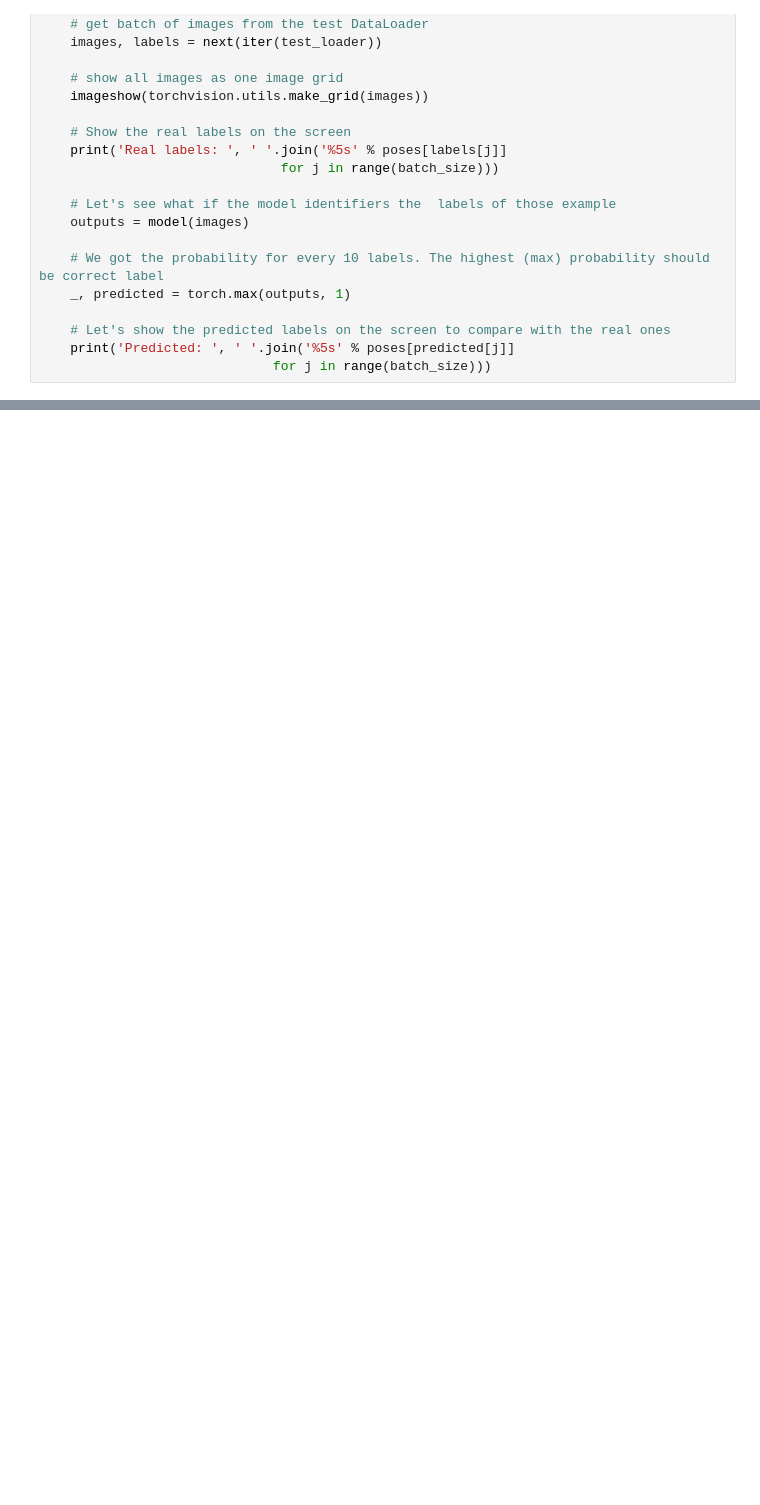
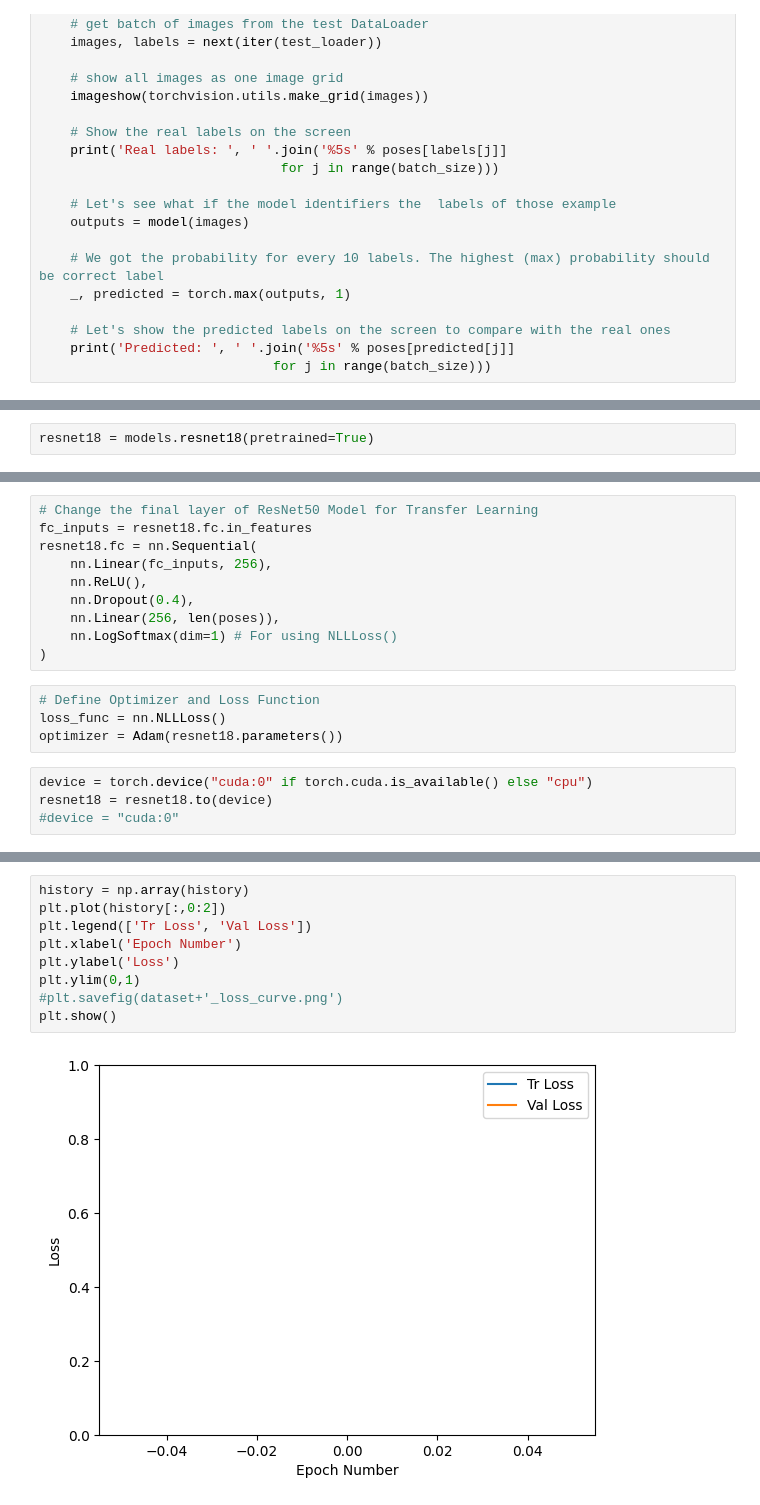
Before and after one commit to awalsh272/yoga-pose-classification, a Jupyter notebook: image_classifier.ipynb, the cells around one changed output, grey strips where cells are left out. Cells and saved outputs as stored; diff of their text form; blank space fills up the shorter version.

Commit message:
Try using pretrained resnet

```diff
--- a/image_classifier.ipynb
+++ b/image_classifier.ipynb
@@ -301,0 +310,2 @@ NameError: name 'testClasses' is not defined
+# %%
+resnet18 = models.resnet18(pretrained=True)
@@ -301,0 +316,18 @@ NameError: name 'testClasses' is not defined
+# %%
+# Change the final layer of ResNet50 Model for Transfer Learning
+fc_inputs = resnet18.fc.in_features
+resnet18.fc = nn.Sequential(
+    nn.Linear(fc_inputs, 256),
+    nn.ReLU(),
+    nn.Dropout(0.4),
+    nn.Linear(256, len(poses)),
+    nn.LogSoftmax(dim=1) # For using NLLLoss()
+)
+# %%
+# Define Optimizer and Loss Function
+loss_func = nn.NLLLoss()
+optimizer = Adam(resnet18.parameters())
+# %%
+device = torch.device("cuda:0" if torch.cuda.is_available() else "cpu")
+resnet18 = resnet18.to(device)
+#device = "cuda:0"
@@ -301,0 +430,11 @@ NameError: name 'testClasses' is not defined
+# %%
+history = np.array(history)
+plt.plot(history[:,0:2])
+plt.legend(['Tr Loss', 'Val Loss'])
+plt.xlabel('Epoch Number')
+plt.ylabel('Loss')
+plt.ylim(0,1)
+#plt.savefig(dataset+'_loss_curve.png')
+plt.show()
+# %% [output]
+[figure, added]
```
Also changed, not shown: parts of 16 cells of this notebook, 19 other files.
